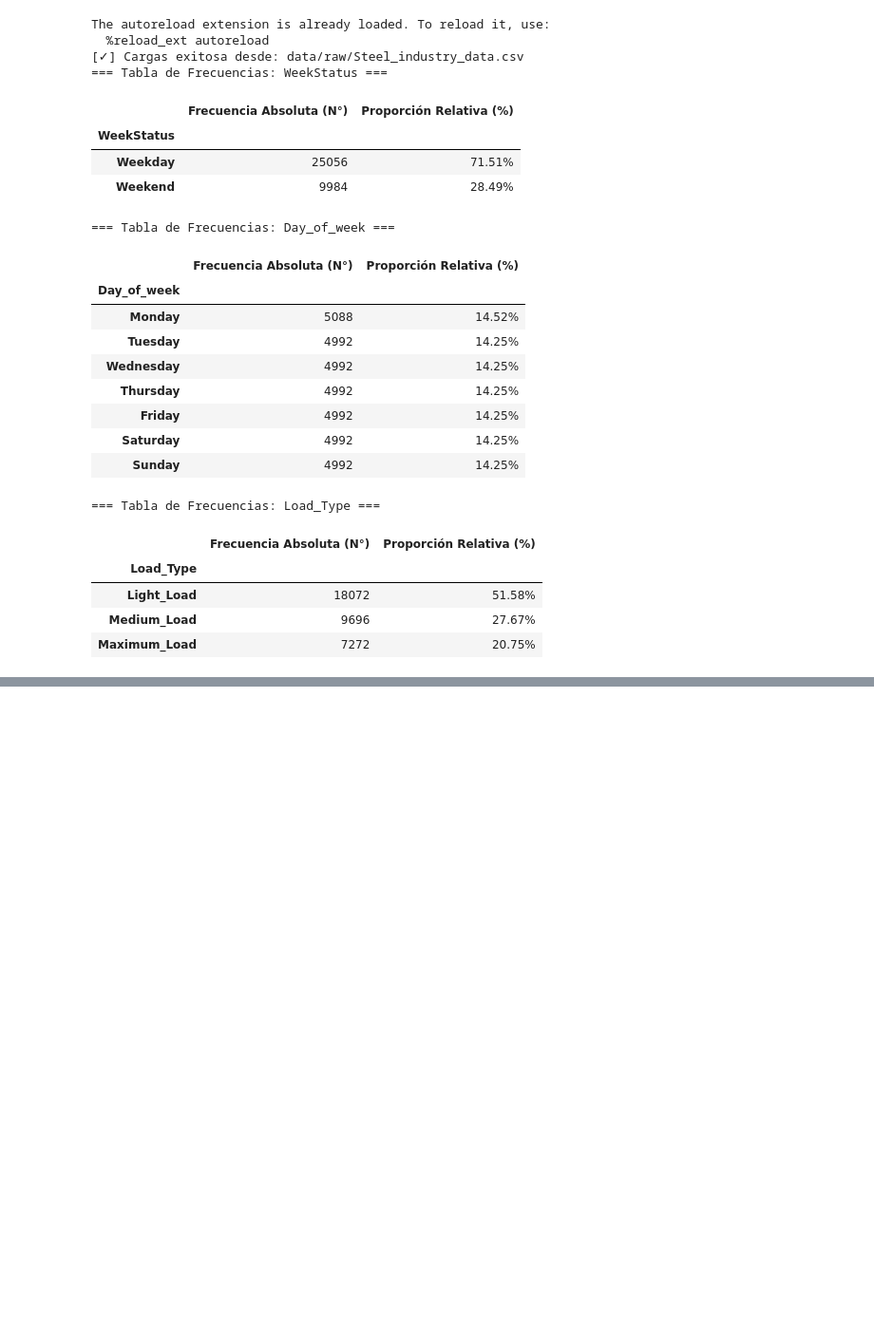
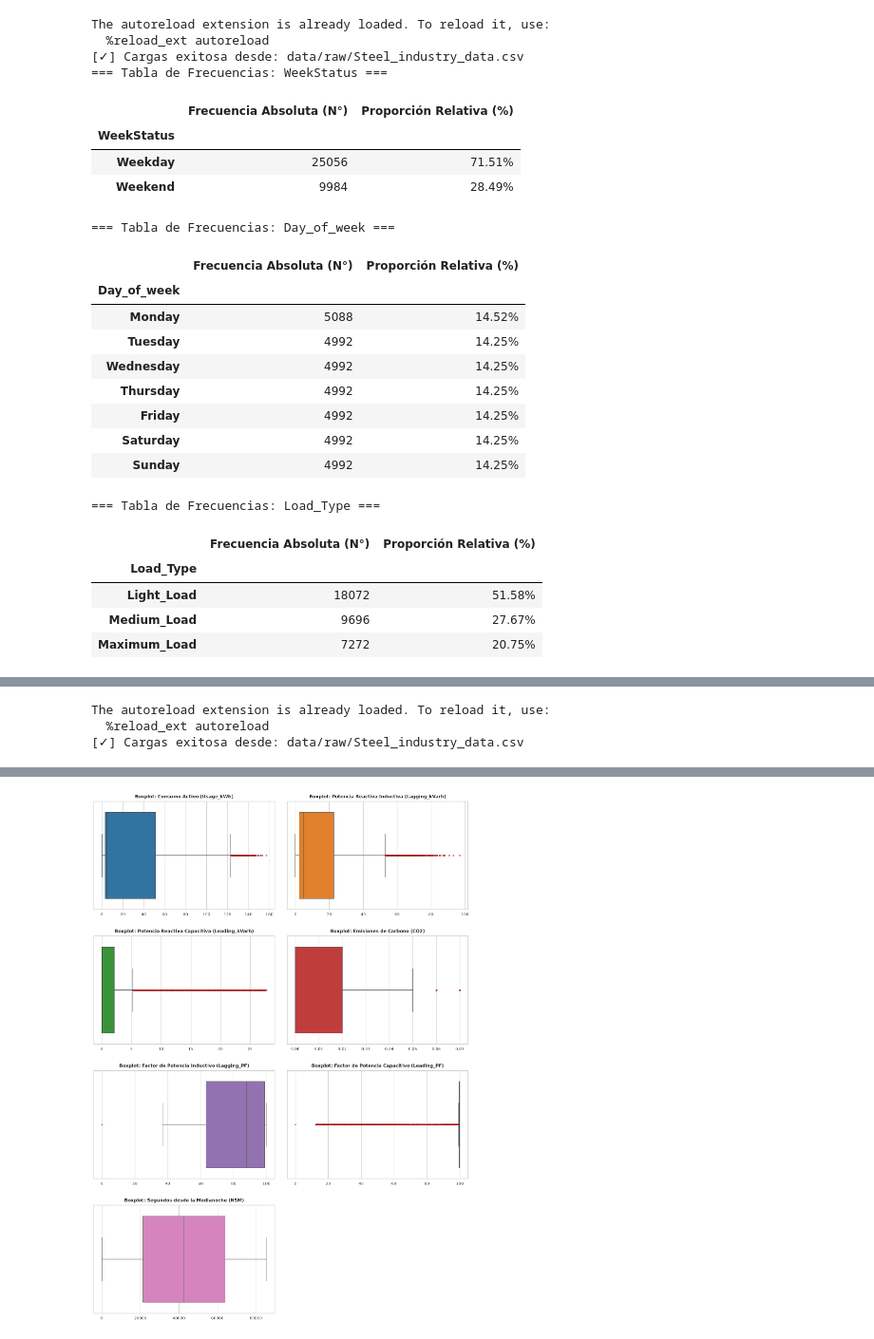
Before and after one commit to JoMi-MorV/Proyecto_Mineria_de_Datos_Daewoo, a Jupyter notebook: notebooks/01_analisis_exploratorio.ipynb, the cells around one changed output, grey strips where cells are left out. Shown at 95% size. Cells and saved outputs as stored; diff of their text form; code cells hidden in the pictures; blank space fills up the shorter version.

Commit message:
Material para tarea 2 finalizado

```diff
--- a/notebooks/01_analisis_exploratorio.ipynb
+++ b/notebooks/01_analisis_exploratorio.ipynb
@@ -168,0 +270,72 @@ Passing `palette` without assigning `hue` is deprecated and will be removed in v
+# %%
+import sys
+from pathlib import Path
+
+# 1. Configurar la ruta raíz del proyecto
+directorio_raiz = Path("..").resolve()
+if str(directorio_raiz) not in sys.path:
+    sys.path.append(str(directorio_raiz))
+
+# 2. Activar recarga automática de módulos (mantiene al día los cambios de outliers.py)
+%load_ext autoreload
+%autoreload 2
+
+from IPython.display import display
+
+# 3. Importar cargador de datos y las funciones específicas de outliers (Opción B)
+from src.analisis_datos.ingesta import cargar_datos_raw
+from src.analisis_datos.outliers import generar_tabla_iqr, graficar_boxplots
+
+# 4. Cargar dataset en df_steel
+df_steel = cargar_datos_raw()
+
+# 5. Definir la lista de variables numéricas y configuraciones de gráficos
+var_num = [
+    'Usage_kWh',
+    'Lagging_Current_Reactive.Power_kVarh',
+    'Leading_Current_Reactive_Power_kVarh',
+    'CO2(tCO2)',
+    'Lagging_Current_Power_Factor',
+    'Leading_Current_Power_Factor',
+    'NSM',
+]
+
+titulos_graficos = [
+    'Consumo Activo (Usage_kWh)',
+    'Potencia Reactiva Inductiva (Lagging_kVarh)',
+    'Potencia Reactiva Capacitiva (Leading_kVarh)',
+    'Emisiones de Carbono (CO2)',
+    'Factor de Potencia Inductivo (Lagging_PF)',
+    'Factor de Potencia Capacitivo (Leading_PF)',
+    'Segundos desde la Medianoche (NSM)',
+]
+
+colores_graficos = [
+    '#1f77b4',
+    '#ff7f0e',
+    '#2ca02c',
+    '#d62728',
+    '#9467bd',
+    '#8c564b',
+    '#e377c2',
+]
+
+# 6. Generar y desplegar la tabla IQR
+df_tabla_outliers = generar_tabla_iqr(df_steel, var_num)
+display(df_tabla_outliers)
+
+# Exportar tabla a CSV para la redacción del informe
+df_tabla_outliers.to_csv('Tabla_Outliers_IQR_Daewoo.csv', index=False)
+
+# 7. Generar y desplegar el panel de Boxplots
+graficar_boxplots(
+    df=df_steel,
+    variables_num=var_num,
+    titulos=titulos_graficos,
+    colores=colores_graficos,
+    nombre_figura='Panel_Boxplots_Outliers_Daewoo.png',
+)
+# %% [output]
+The autoreload extension is already loaded. To reload it, use:
+  %reload_ext autoreload
+[✓] Cargas exitosa desde: data/raw/Steel_industry_data.csv
@@ -168,0 +350 @@ Passing `palette` without assigning `hue` is deprecated and will be removed in v
+[figure, added]
```
Also changed, not shown: parts of 8 cells of this notebook, 8 other files.
